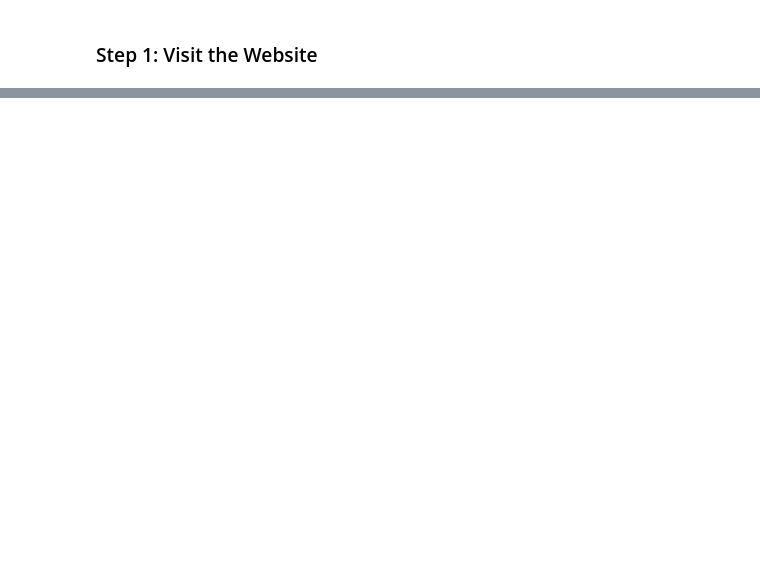
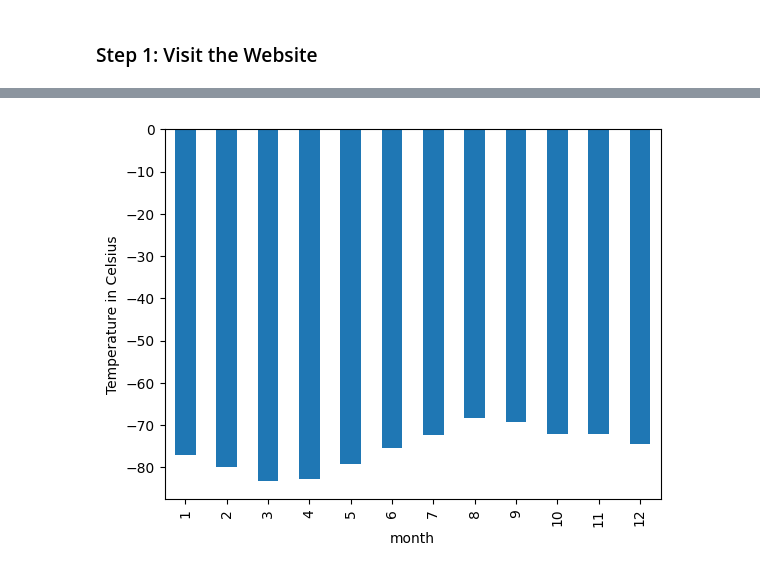
Before and after one commit to nia12taylor/data-collection-challenge, a Jupyter notebook: Outputs/mars_weather.ipynb, the cells around one changed output, grey strips where cells are left out. Cells and saved outputs as stored; diff of their text form; code cells hidden in the pictures; blank space fills up the shorter version.

```diff
--- a/Outputs/mars_weather.ipynb
+++ b/Outputs/mars_weather.ipynb
@@ -77,0 +26,4 @@ title_preview_list
+# %%
+# Extract all rows of data
+table_data = mars_weather_html.find('table', class_="table")
+table_rows = table_data.find_all('tr')
@@ -77,0 +42,12 @@ title_preview_list
+# %%
+# Create an empty list
+# Loop through the scraped data to create a list of rows
+# Create a Pandas DataFrame by using the list of rows and a list of the column names
+
+heading_list =  [hrow.text for hrow in table_rows[0].find_all('th')]
+mars_weather_df = pd.DataFrame()
+
+for single_row in table_rows:
+    data_row = [row.text for row in single_row.find_all('td')]
+    if data_row:
+        mars_weather_df = mars_weather_df.append(pd.DataFrame([data_row],columns=heading_list),ignore_index=True)
@@ -77,0 +84,5 @@ title_preview_list
+# %%
+mars_weather_df['terrestrial_date'] = pd.to_datetime(mars_weather_df['terrestrial_date'], format='%Y-%m-%d')
+mars_weather_df = mars_weather_df.astype({'min_temp': float,'pressure': float})
+mars_weather_df[['sol','ls','month']] = mars_weather_df[['sol','ls','month']].astype("int64")
+mars_weather_df.dtypes
@@ -77,0 +137,4 @@ title_preview_list
+# %%
+# 3. What is the average low temperature by month?
+average_low_temperature = mars_weather_df.groupby(['month']).mean()['min_temp']
+average_low_temperature
@@ -77,0 +156,7 @@ title_preview_list
+# %%
+# Plot the average temperature by month
+mars_weather_plot = average_low_temperature.plot(kind ='bar')
+plt.ylabel("Temperature in Celsius")
+plt.show()
+# %% [output]
+[figure, added]
```
Also changed, not shown: parts of 30 cells of this notebook.
